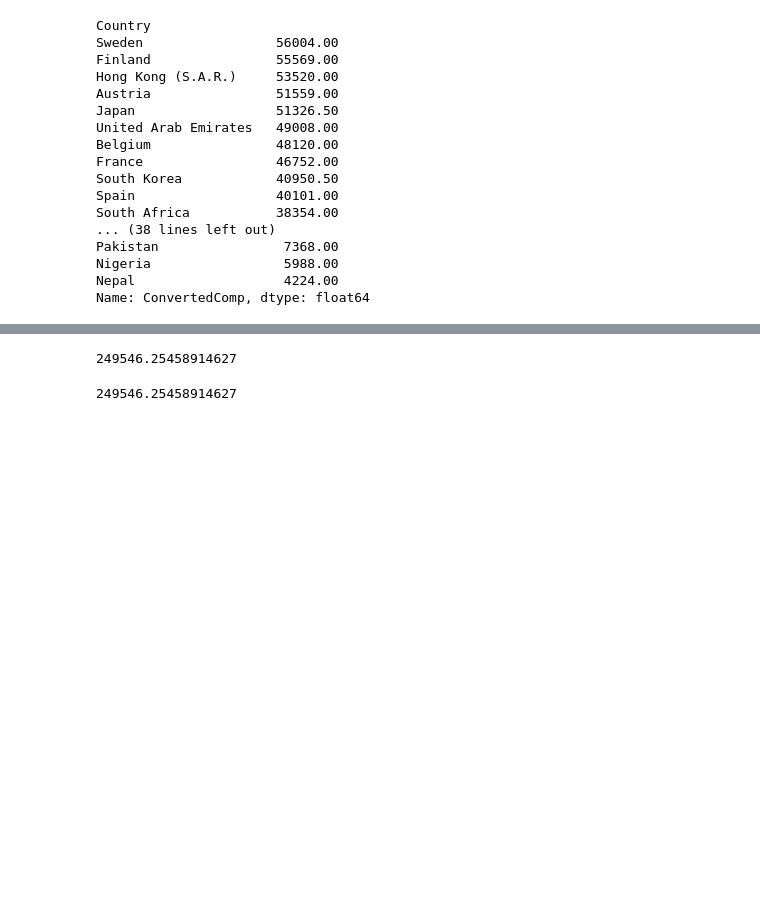
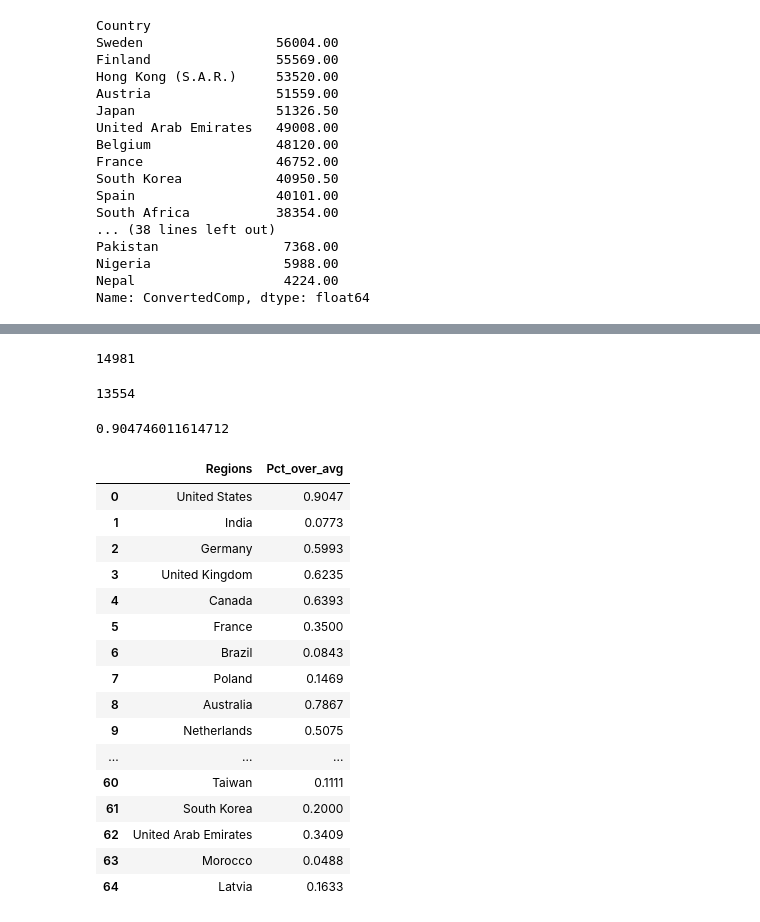
Before and after one commit to JosephZYU/Python-5-pandas, a Jupyter notebook: 99.pandas review.ipynb, the cells around one changed output, grey strips where cells are left out. Cells and saved outputs as stored; diff of their text form; code cells hidden in the pictures; blank space fills up the shorter version.

```diff
--- a/99.pandas review.ipynb
+++ b/99.pandas review.ipynb
@@ -31,7 +31,7 @@ pd.set_option('display.max_colwidth', None)  # None or -1
 
 # ⭐️ Format / Suppress Scientific Notation from Python Pandas Aggregation Results
 # https://stackoverflow.com/a/21140339/15063197
-pd.set_option('display.float_format', lambda x: '%.2f' % x)
+pd.set_option('display.float_format', lambda x: '%.4f' % x)
 
 # Data Sources
 survey_source = '/Users/josephyu/Documents/GitHub/data/survey_results_public.csv'
@@ -310,10 +298,56 @@ Name: ConvertedComp, dtype: float64
 # 在美国中超过平均的比例
 # 20949
 
-us_df['ConvertedComp'].dropna().mean()
+len(us_df['ConvertedComp'].dropna())
 # %% [output]
-249546.25458914627
+14981
-# %%
-us_df['ConvertedComp'].mean()
-# %% [output]
-249546.25458914627
+# %%
+tbd = us_df['ConvertedComp']
+
+len(tbd[tbd.values >= 57_287])
+# %% [output]
+13554
+# %%
+len(tbd[tbd.values >= 57_287]) / len(us_df['ConvertedComp'].dropna())
+# %% [output]
+0.904746011614712
+# %%
+li_reg = []
+li_pct = []
+
+for region in tgt_regions:
+    one_df = df[df['Country'] == region]
+    tbd = one_df['ConvertedComp']
+
+    li_reg.append(region)
+    li_pct.append(round(len(tbd[tbd.values >= 57_287]) / len(one_df['ConvertedComp'].dropna()), 4))
+
+    # print(region, round(len(tbd[tbd.values >= 57_287]) / len(one_df['ConvertedComp'].dropna()), 4))
+# %%
+# ✅ Take multiple lists into dataframe ⭐️
+# 🧠 pd.DataFrame({dict}) -> DataFrame({}) NOTE: {} within ()
+
+pct_df = pd.DataFrame({
+    'Regions': li_reg,
+    'Pct_over_avg': li_pct
+})
+
+pct_df
+# %% [output]
+|  | Regions | Pct_over_avg |
+| 0 | United States | 0.9047 |
+| 1 | India | 0.0773 |
+| 2 | Germany | 0.5993 |
+| 3 | United Kingdom | 0.6235 |
+| 4 | Canada | 0.6393 |
+| 5 | France | 0.3500 |
+| 6 | Brazil | 0.0843 |
+| 7 | Poland | 0.1469 |
+| 8 | Australia | 0.7867 |
+| 9 | Netherlands | 0.5075 |
+| ... | ... | ... |
+| 60 | Taiwan | 0.1111 |
+| 61 | South Korea | 0.2000 |
+| 62 | United Arab Emirates | 0.3409 |
+| 63 | Morocco | 0.0488 |
+| 64 | Latvia | 0.1633 |
```
Also changed, not shown: parts of 3 cells of this notebook, 1 other file.
